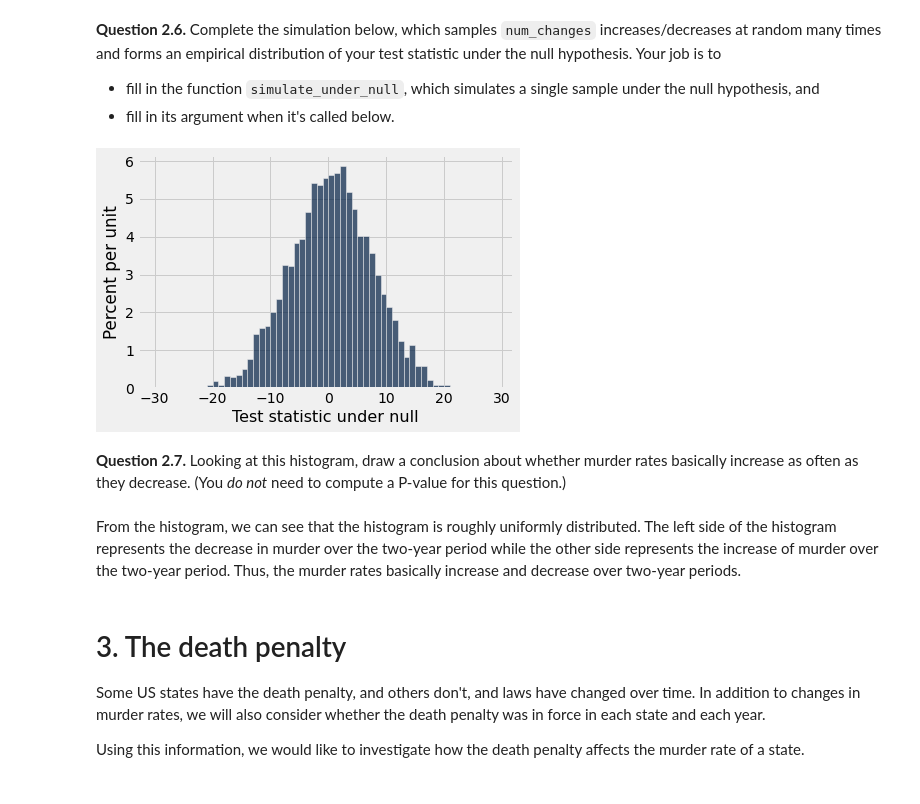
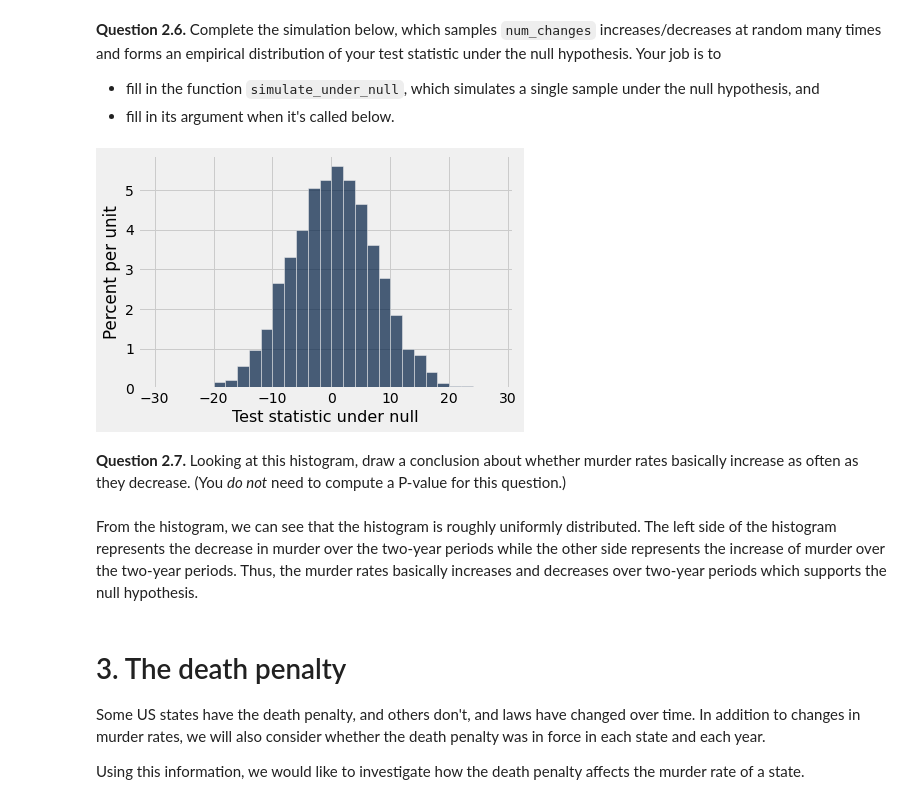
Before and after one commit to bxu22/DS151-Project, a Jupyter notebook: project_1sthalf.ipynb, the cells around one changed output. Saved outputs shown, nothing was run; the diff lists cells and outputs as text; code cells hidden in the pictures.

```diff
--- a/project_1sthalf.ipynb
+++ b/project_1sthalf.ipynb
@@ -260,25 +258,25 @@ uniform.sample_from_distribution('Chance', 100)
 # %%
 def simulate_under_null(num_chances_to_change):
     """Simulates some number changing several times, with an equal
     chance to increase or decrease.  Returns the value of your
     test statistic for these simulated changes.
 
     num_chances_to_change is the number of times the number changes.
     """
     return uniform.sample_from_distribution('Chance', 100).column('Chance sample').item(0) - uniform.sample_from_distribution('Chance', 100).column('Chance sample').item(1)
 
 uniform_samples = make_array()
 for i in np.arange(5000):
     uniform_samples = np.append(uniform_samples, simulate_under_null(num_changes))
 
 # Feel free to change the bins if they don't make sense for your test statistic.
-Table().with_column('Test statistic under null', uniform_samples).hist(0, bins=np.arange(-30, 30))
+Table().with_column('Test statistic under null', uniform_samples).hist(0, bins=np.arange(-30, 30, 2))
 # %% [output]
-[figure, old version]
+[figure, new version]
 # %% [markdown]
 **Question 2.7.** Looking at this histogram, draw a conclusion about whether murder rates basically increase as often as they decrease. (You *do not* need to compute a P-value for this question.)
 # %% [markdown]
-From the histogram, we can see that the histogram is roughly uniformly distributed. The left side of the histogram represents the decrease in murder over the two-year period while the other side represents the increase of murder over the two-year period. Thus, the murder rates basically increase and decrease over two-year periods.
+From the histogram, we can see that the histogram is roughly uniformly distributed. The left side of the histogram represents the decrease in murder over the two-year periods while the other side represents the increase of murder over the two-year periods. Thus, the murder rates basically increases and decreases over two-year periods which supports the null hypothesis.
 # %% [markdown]
 # 3. The death penalty
 
```
Also changed, not shown: parts of 31 cells of this notebook.
